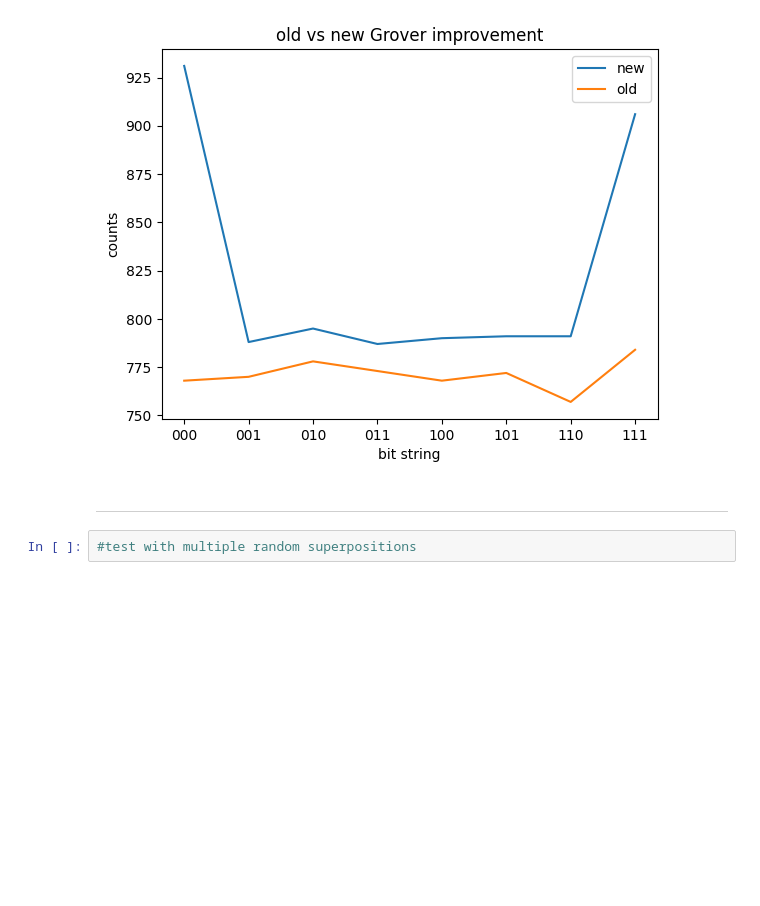
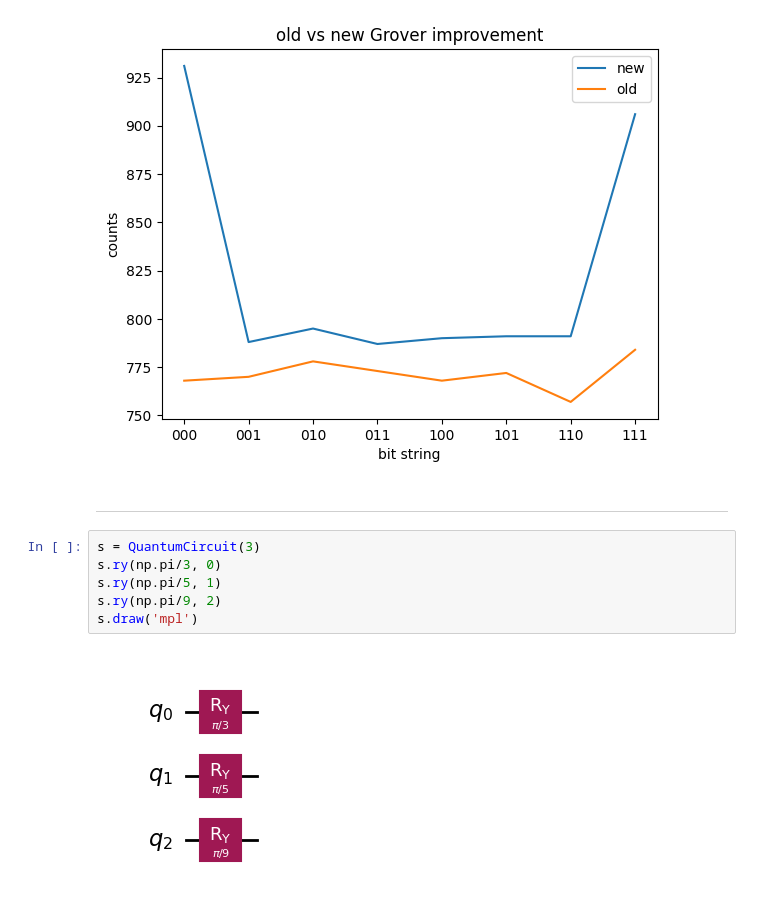
Before and after one commit to Dpbm/scientific-research-1-quantum-oracles, a Jupyter notebook: code/file-explorer.ipynb, the cells around one changed output. Saved outputs shown, nothing was run; the diff lists cells and outputs as text; blank space fills up the shorter version.

```diff
--- a/code/file-explorer.ipynb
+++ b/code/file-explorer.ipynb
@@ -846,4 +847,10 @@ plt.show()
 # %% [markdown]
 ---
 # %%
-#test with multiple random superpositions
+s = QuantumCircuit(3)
+s.ry(np.pi/3, 0)
+s.ry(np.pi/5, 1)
+s.ry(np.pi/9, 2)
+s.draw('mpl')
+# %% [output]
+[figure, added]
```
Also changed, not shown: parts of 9 cells of this notebook.
